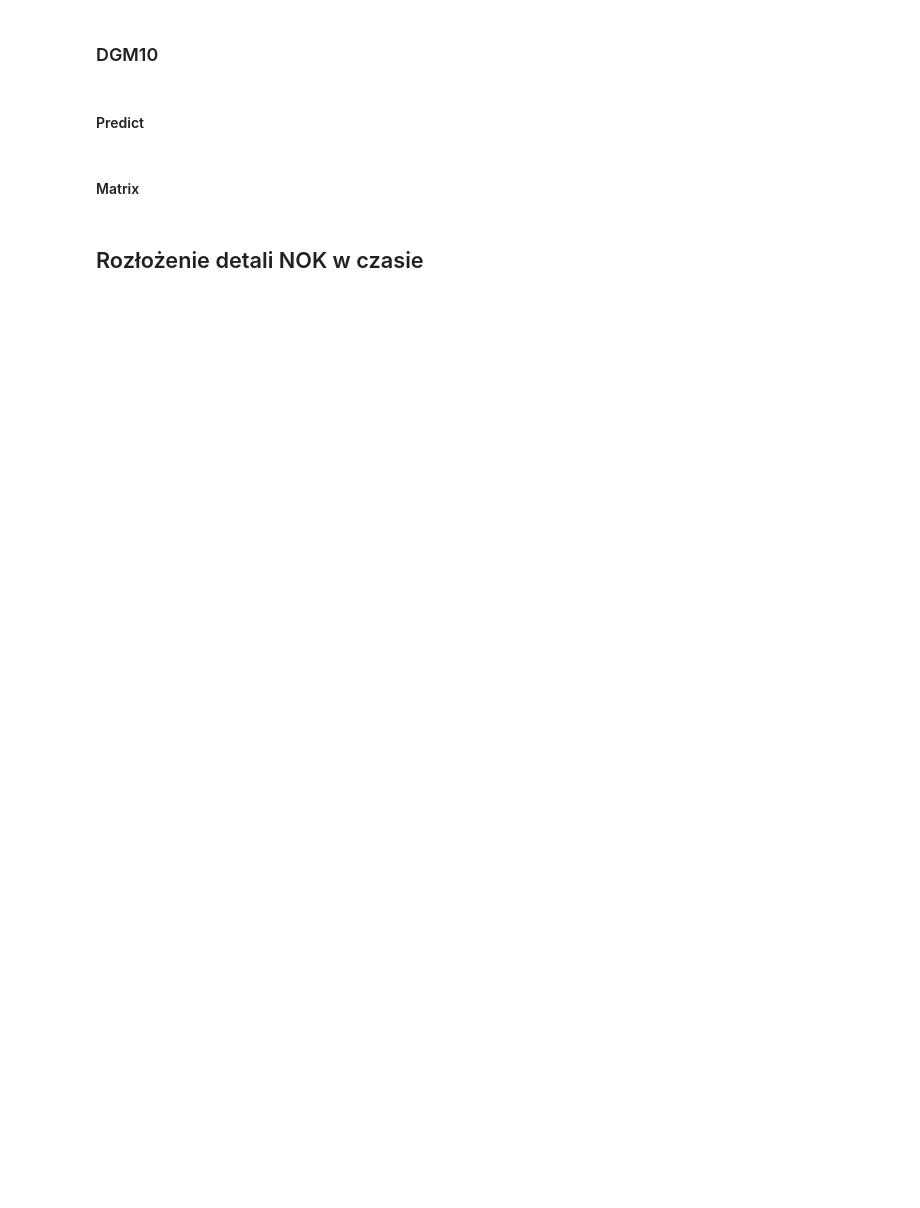
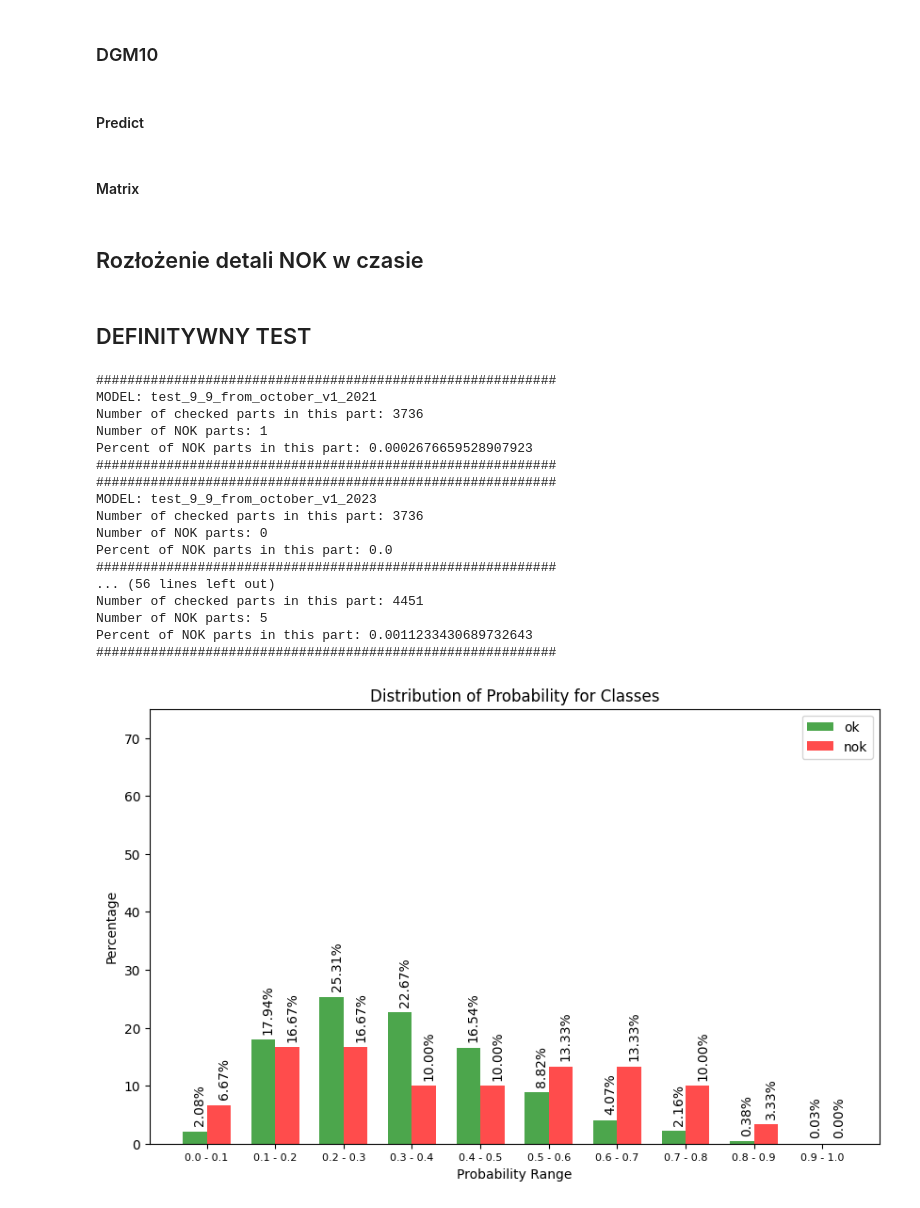
Before and after one commit to kubas99x/predict_quality_of_car_parts, a Jupyter notebook: src/pipeline.ipynb, the cells around one changed output. Cells and saved outputs as stored; diff of their text form; code cells hidden in the pictures; blank space fills up the shorter version.

```diff
--- a/src/pipeline.ipynb
+++ b/src/pipeline.ipynb
@@ -366,3 +416,58 @@ predictions = model_dgm8.predict(dmatrix)
 y_dgm8_pred = np.where(predictions < 0.9, 0, 1)
 # %%
 fig1 = create_confusion_matrix(y_dgm8, y_dgm8_pred)
+# %% [markdown]
+## DEFINITYWNY TEST
+# %%
+# file_names = ["dgm9_9_v1_2021", "dgm9_9_v1_2023", "dgm9_9_v2_2021", "dgm9_9_v2_2023",
+#                 "dgm9_10_v1_2021", "dgm9_10_v1_2023", "dgm9_10_v2_2021", "dgm9_10_v2_2023",
+#                 "dgm10_10_v1_2021", "dgm10_10_v1_2023", "dgm10_10_v2_2021", "dgm10_10_v2_2023"]
+
+file_names = ["test_9_9_from_october_v1_2021", "test_9_9_from_october_v1_2023", "test_9_9_from_october_v2_2021", "test_9_9_from_october_v2_2023",
+              "test_9_10_from_october_v1_2021", "test_9_10_from_october_v1_2023", "test_9_10_from_october_v2_2021", "test_9_10_from_october_v2_2023",
+              "test_10_10_from_october_v1_2021", "test_10_10_from_october_v1_2023", "test_10_10_from_october_v2_2021", "test_10_10_from_october_v2_2023"]
+
+models_paths = [r"C:\Users\DLXPMX8\Desktop\Projekt_AI\meb_process_data_analysis\src\mlruns/945490748662708885/19f714728495414fa94f5a819ce96e71/artifacts/model/model.xgb",
+                r"C:\Users\DLXPMX8\Desktop\Projekt_AI\meb_process_data_analysis\src\mlruns/945490748662708885/401de82b083248c4888ecedacc65036f/artifacts/model/model.xgb",
+                r"C:\Users\DLXPMX8\Desktop\Projekt_AI\meb_process_data_analysis\src\mlruns/945490748662708885/8c567d87306740169e4c5a0ade3ae401/artifacts/model/model.xgb",
+                r"C:\Users\DLXPMX8\Desktop\Projekt_AI\meb_process_data_analysis\src\mlruns/945490748662708885/4535bb5bb6ca40acb8b07aaa6be1389f/artifacts/model/model.xgb",
+                r"C:\Users\DLXPMX8\Desktop\Projekt_AI\meb_process_data_analysis\src\mlruns/945490748662708885/ec11baf0875b49b8b3332444a9170282/artifacts/model/model.xgb",
+                r"C:\Users\DLXPMX8\Desktop\Projekt_AI\meb_process_data_analysis\src\mlruns/945490748662708885/fdd8693db68d4655a5f53ae3e69a7d97/artifacts/model/model.xgb",
+                r"C:\Users\DLXPMX8\Desktop\Projekt_AI\meb_process_data_analysis\src\mlruns/945490748662708885/e6cfc973639843298ecca2ec92adf8ee/artifacts/model/model.xgb",
+                r"C:\Users\DLXPMX8\Desktop\Projekt_AI\meb_process_data_analysis\src\mlruns/945490748662708885/d01eb5eb71f64bcd8c330be393de77c8/artifacts/model/model.xgb",
+                r"C:\Users\DLXPMX8\Desktop\Projekt_AI\meb_process_data_analysis\src\mlruns/945490748662708885/cbe6ae5bdf724a06b89a1f15fcdb6f18/artifacts/model/model.xgb",
+                r"C:\Users\DLXPMX8\Desktop\Projekt_AI\meb_process_data_analysis\src\mlruns/945490748662708885/f017d7d6a55949459945e044ac27fceb/artifacts/model/model.xgb",
+                r"C:\Users\DLXPMX8\Desktop\Projekt_AI\meb_process_data_analysis\src\mlruns/945490748662708885/986b39fe62f84cf28cc42271d2dd5223/artifacts/model/model.xgb",
+                r"C:\Users\DLXPMX8\Desktop\Projekt_AI\meb_process_data_analysis\src\mlruns/945490748662708885/27c52aa84238478fb9400d54873c8d78/artifacts/model/model.xgb"]
+
+model_dict = {}
+
+for file_name, model_path in zip(file_names, models_paths):
+    model_dict[file_name] = {'model' : xgb.Booster(model_file=model_path)}
+    model_dict[file_name]['data'] = load_csv(f"{file_name}.csv")
+    model_dict[file_name]['y_true'] = model_dict[file_name]['data']["our_final_status"]
+# %%
+for file_name, model_ in model_dict.items():
+    print("###########################################################")
+    print(f"MODEL: {file_name}")
+    model_['y_pred'] = predict_status(model_['model'], model_['data'], model_["y_true"], threshold= 0.9)
+    print("###########################################################")
+# %% [output]
+###########################################################
+MODEL: test_9_9_from_october_v1_2021
+Number of checked parts in this part: 3736
+Number of NOK parts: 1
+Percent of NOK parts in this part: 0.0002676659528907923
+###########################################################
+###########################################################
+MODEL: test_9_9_from_october_v1_2023
+Number of checked parts in this part: 3736
+Number of NOK parts: 0
+Percent of NOK parts in this part: 0.0
+###########################################################
+... (56 lines left out)
+Number of checked parts in this part: 4451
+Number of NOK parts: 5
+Percent of NOK parts in this part: 0.0011233430689732643
+###########################################################
+[figure, added]
```
Also changed, not shown: parts of 34 cells of this notebook, 5 other files.
